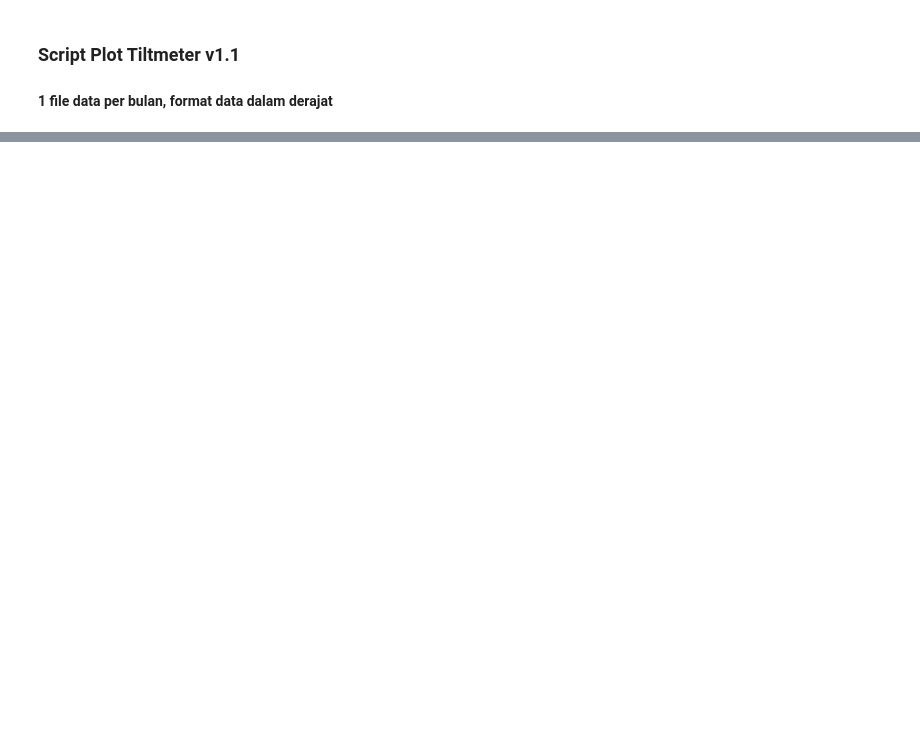
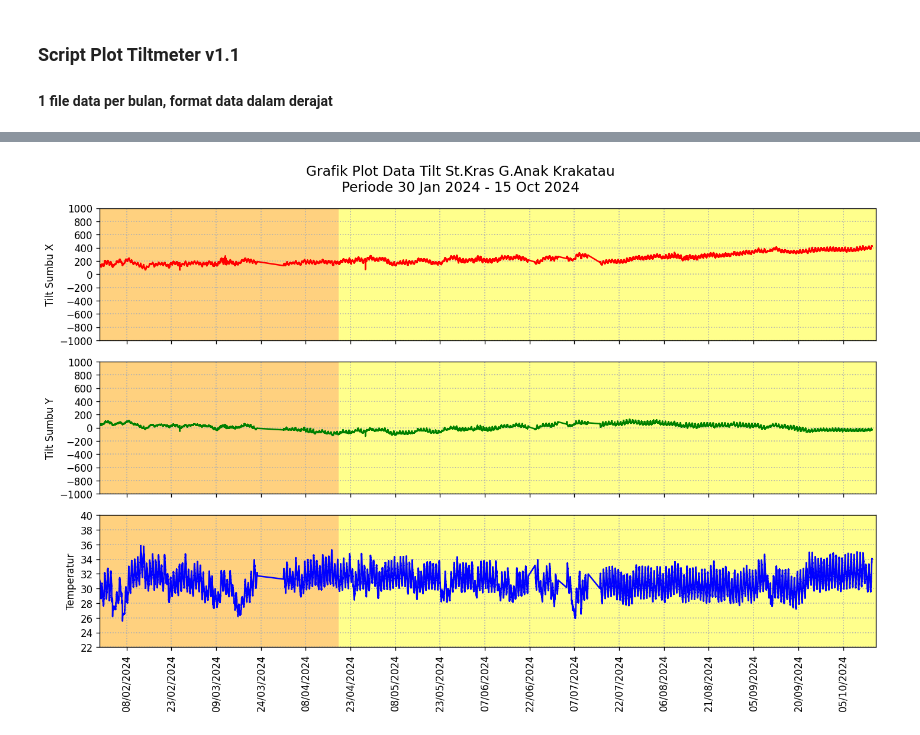
Before and after one commit to mukijo-r/graph-eval-ga, a Jupyter notebook: Plot_Tilt_1.1.ipynb, the cells around one changed output, grey strips where cells are left out. Cells and saved outputs as stored; diff of their text form; code cells hidden in the pictures; blank space fills up the shorter version.

```diff
--- a/Plot_Tilt_1.1.ipynb
+++ b/Plot_Tilt_1.1.ipynb
@@ -5,14 +5,14 @@
 import pandas as pd
 import os
 
-directory = r"\\192.189.23.214\b\Data Tiltmeter\Tilt Hubla"
+directory = r'D:\Jupyter Plot\Krakatau\dataold'
 
-stasiun = 'Hubla'
+stasiun = 'Kras'
 gunung = 'Anak Krakatau'
 
-waktu_awal = '30/10/2024' # format dd/mm/yyyy
-waktu_akhir = '15/11/2024' # tanggal dan bulan 2 digit, tahun 4 digit
-interval_hari = 2
+waktu_awal = '30/01/2024' # format dd/mm/yyyy
+waktu_akhir = '15/10/2024' # tanggal dan bulan 2 digit, tahun 4 digit
+interval_hari = 15
 
 # Mengambil nilai bulan dan tahun
 start_year = int(waktu_awal[6:])
@@ -30,7 +30,7 @@ for filename in os.listdir(directory):
         try:
             year = int(filename[:4])
             month = int(filename[4:6])
-            station = filename[11:16]
+            station = filename[11:15]
         except ValueError:
             # Skip file jika tidak dapat di-parse sebagai angka untuk tahun dan bulan
             continue
@@ -137,36 +155,38 @@ def create_plots(df, start_date, end_date, range_temp, range_tiltX, range_tiltY,
     siaga(pd.to_datetime('19/04/2023', format='%d/%m/%Y'), pd.to_datetime('19/04/2024', format='%d/%m/%Y'))
     # awas(pd.to_datetime('21/07/2023', format='%d/%m/%Y'), pd.to_datetime('31/07/2023', format='%d/%m/%Y'))
 
     plt.tight_layout()
     plt.show()
 
 # Tanggal awal dan akhir plot
 start_date = pd.to_datetime(waktu_awal, format='%d/%m/%Y')
 end_date = pd.to_datetime(waktu_akhir, format='%d/%m/%Y')
 
 # Input rentang dan interval pada sumbu y sesuai kebutuhan, range untuk nilai minimum dan maksimum, interval untuk interval
 minimum_suhu = 22
 maksimum_suhu = 40
 interval_suhu = 2
 
-minimum_sumbu_X = 3200
-maksimum_sumbu_X = 3600
-interval_sumbu_X = 50
+minimum_sumbu_X = -1000
+maksimum_sumbu_X = 1000
+interval_sumbu_X = 200
 
-minimum_sumbu_Y = 4600
-maksimum_sumbu_Y = 5000
-interval_sumbu_Y = 50
+minimum_sumbu_Y = -1000
+maksimum_sumbu_Y = 1000
+interval_sumbu_Y = 200
 
 range_temp = (minimum_suhu, maksimum_suhu)
 axis_interval_temp = interval_suhu
 
 range_tiltX = (minimum_sumbu_X, maksimum_sumbu_X)
 axis_interval_tiltX = interval_sumbu_X
 
 range_tiltY = (minimum_sumbu_Y, maksimum_sumbu_Y)
 axis_interval_tiltY = interval_sumbu_Y
 
 create_plots(df, start_date, end_date, range_temp, range_tiltX, range_tiltY, axis_interval_tiltX, axis_interval_tiltY, axis_interval_temp)
 
 # @mukijo, 2023
 # 0856-4334-6785
+# %% [output]
+[figure, added]
```
Also changed, not shown: parts of 1 cell of this notebook.
